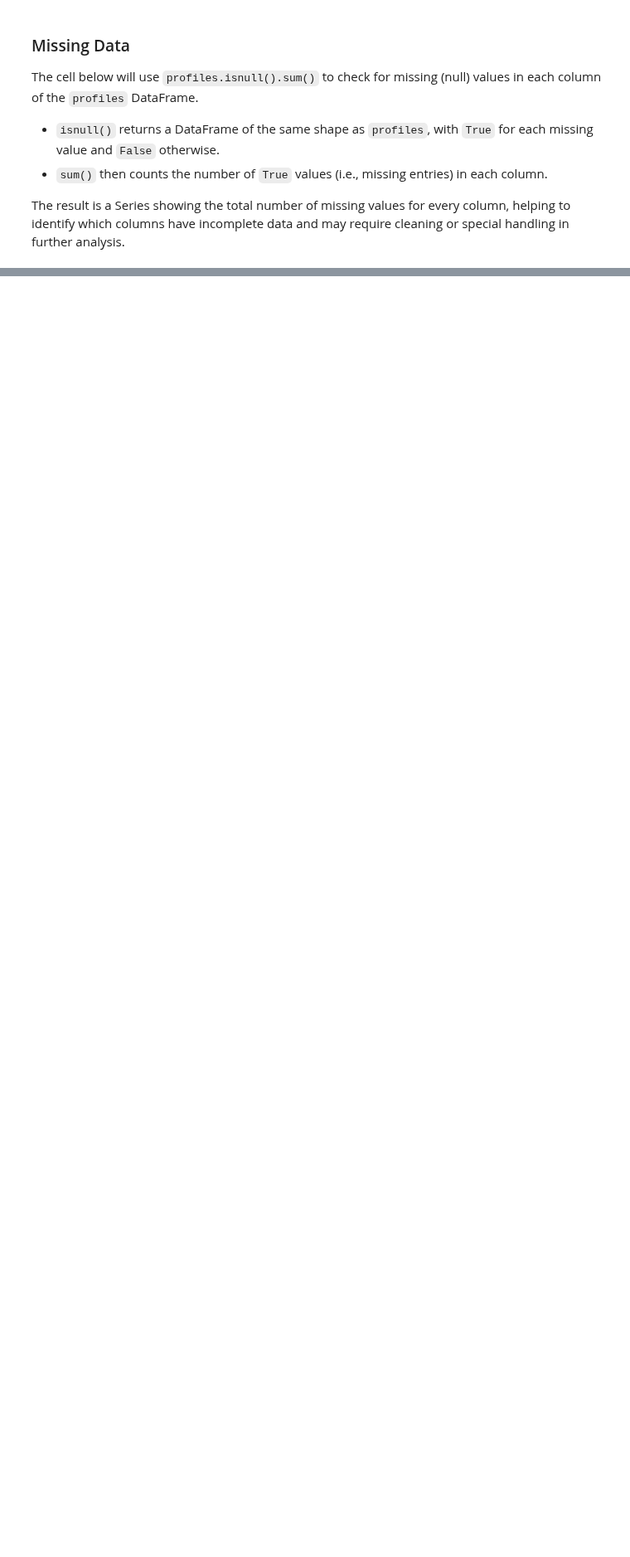
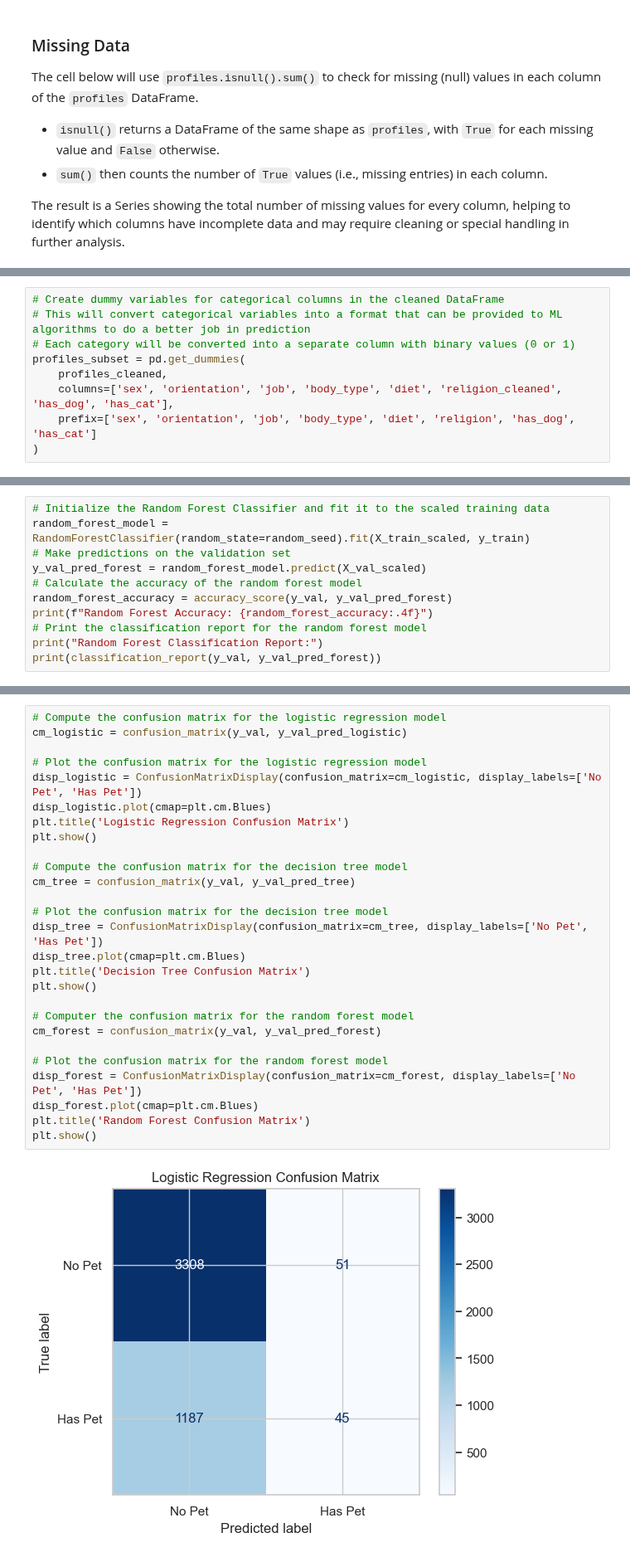
Before and after one commit to nsmith7atafi/OKCupid_Project, a Jupyter notebook: date-a-scientist.ipynb, the cells around one changed output, grey strips where cells are left out. Shown at 83% size. Cells and saved outputs as stored; diff of their text form; blank space fills up the shorter version.

Commit message:
Initial commit for alternative solution

```diff
--- a/date-a-scientist.ipynb
+++ b/date-a-scientist.ipynb
@@ -1016,0 +586,9 @@ Machine learning models cannot meaningfully predict zodiac sign from the availab
+# %%
+# Create dummy variables for categorical columns in the cleaned DataFrame
+# This will convert categorical variables into a format that can be provided to ML algorithms to do a better job in prediction
+# Each category will be converted into a separate column with binary values (0 or 1)
+profiles_subset = pd.get_dummies(
+    profiles_cleaned,
+    columns=['sex', 'orientation', 'job', 'body_type', 'diet', 'religion_cleaned', 'has_dog', 'has_cat'],
+    prefix=['sex', 'orientation', 'job', 'body_type', 'diet', 'religion', 'has_dog', 'has_cat']
+)
@@ -1016,0 +718,11 @@ Machine learning models cannot meaningfully predict zodiac sign from the availab
+# %%
+# Initialize the Random Forest Classifier and fit it to the scaled training data
+random_forest_model = RandomForestClassifier(random_state=random_seed).fit(X_train_scaled, y_train)
+# Make predictions on the validation set
+y_val_pred_forest = random_forest_model.predict(X_val_scaled)
+# Calculate the accuracy of the random forest model
+random_forest_accuracy = accuracy_score(y_val, y_val_pred_forest)
+print(f"Random Forest Accuracy: {random_forest_accuracy:.4f}")
+# Print the classification report for the random forest model
+print("Random Forest Classification Report:")
+print(classification_report(y_val, y_val_pred_forest))
@@ -1016,0 +744,29 @@ Machine learning models cannot meaningfully predict zodiac sign from the availab
+# %%
+# Compute the confusion matrix for the logistic regression model
+cm_logistic = confusion_matrix(y_val, y_val_pred_logistic)
+
+# Plot the confusion matrix for the logistic regression model
+disp_logistic = ConfusionMatrixDisplay(confusion_matrix=cm_logistic, display_labels=['No Pet', 'Has Pet'])
+disp_logistic.plot(cmap=plt.cm.Blues)
+plt.title('Logistic Regression Confusion Matrix')
+plt.show()
+
+# Compute the confusion matrix for the decision tree model
+cm_tree = confusion_matrix(y_val, y_val_pred_tree)
+
+# Plot the confusion matrix for the decision tree model
+disp_tree = ConfusionMatrixDisplay(confusion_matrix=cm_tree, display_labels=['No Pet', 'Has Pet'])
+disp_tree.plot(cmap=plt.cm.Blues)
+plt.title('Decision Tree Confusion Matrix')
+plt.show()
+
+# Computer the confusion matrix for the random forest model
+cm_forest = confusion_matrix(y_val, y_val_pred_forest)
+
+# Plot the confusion matrix for the random forest model
+disp_forest = ConfusionMatrixDisplay(confusion_matrix=cm_forest, display_labels=['No Pet', 'Has Pet'])
+disp_forest.plot(cmap=plt.cm.Blues)
+plt.title('Random Forest Confusion Matrix')
+plt.show()
+# %% [output]
+[figure, added]
```
Also changed, not shown: parts of 74 cells of this notebook.
